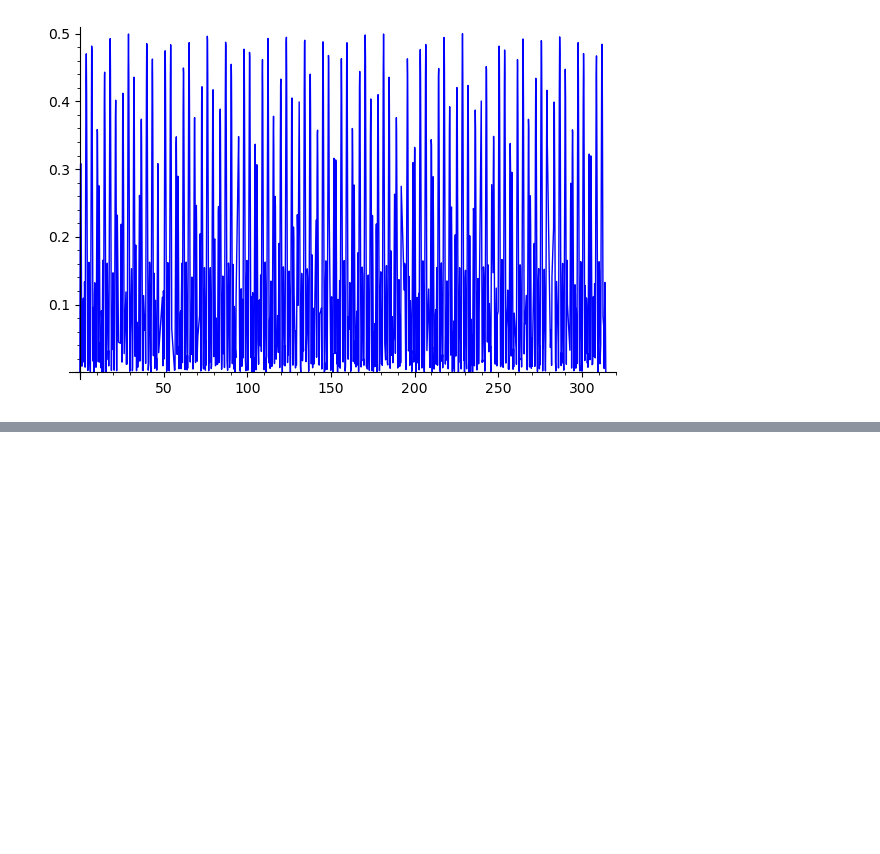
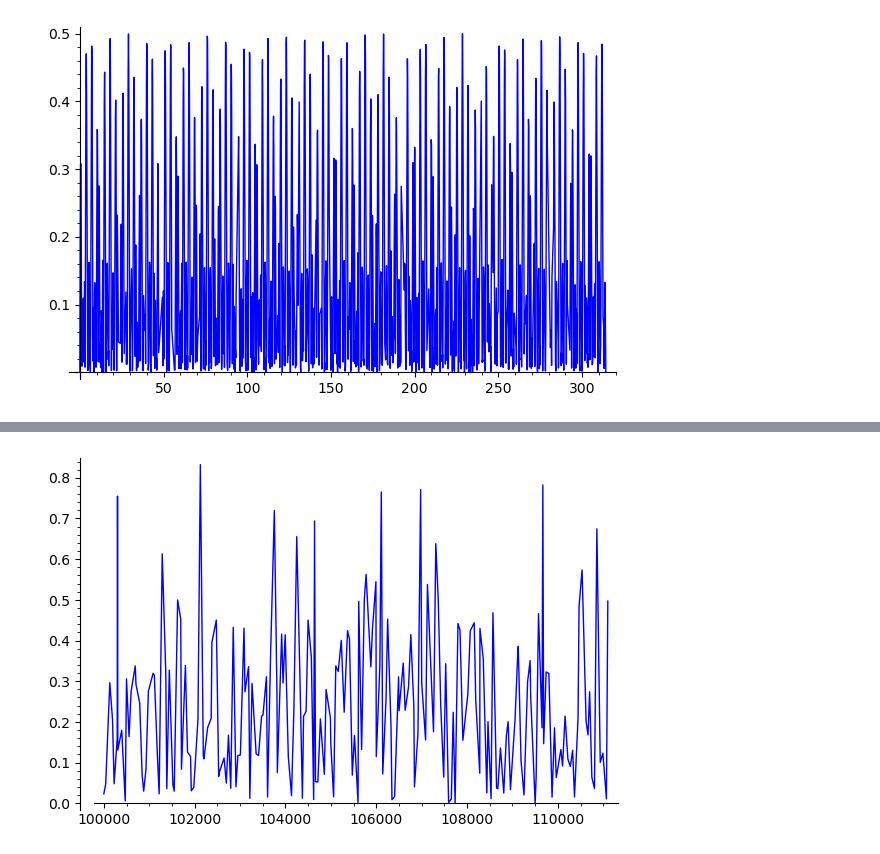
Before and after one commit to EmilyMWright/FUSRP-2021-Quantum-Walks, a Jupyter notebook: Experiments with MPGST.ipynb, the cells around one changed output, grey strips where cells are left out. Drawn from its saved outputs; the diff is of its cells as text; code cells hidden in the pictures; blank space fills up the shorter version.

```diff
--- a/Experiments with MPGST.ipynb
+++ b/Experiments with MPGST.ipynb
@@ -237,8 +237,3 @@ def transfer_plots(A,s):
                 plots.append(plot(transfer_at_time_a(A,x,i,j),0,3*np.pi))
     chunks = [plots[x:x+n] for x in range(0, len(plots), n)]
     return chunks
-# %%
-C = graphs.CycleGraph(15)
-C15 = C.adjacency_matrix()
-C15 = np.matrix(C15)
-C15 = matrix(C15) ; C15
@@ -261,5 +257,5 @@ C15 = matrix(C15) ; C15
 # %%
-C15_01=plot(transfer_at_time_a(C15,x,0,1),900*np.pi,1000*np.pi)
+C15_01=plot(transfer_at_time_a(C15,x,0,1),900*np.pi,1000*np.pi) ; C15_01
 # %%
 C15_01
 # %% [output]
@@ -269,0 +277,12 @@ C15_01
+# %%
+def orcirc(n):
+    circ=[0,-1j]
+    for i in range(n-3):
+        circ.append(0)
+    circ.append(1j)
+    return matrix.circulant(circ)
+# %%
+
+C15 = orcirc(15)
+C15 = np.matrix(C15)
+C15 = matrix(C15) ; C15
@@ -269,0 +303,4 @@ C15_01
+# %%
+C15_01=plot(transfer_at_time_a(C15,x,0,1),100000,111100) ; C15_01
+# %% [output]
+[figure, added]
```
Also changed, not shown: parts of 4 cells of this notebook, 3 other files.
